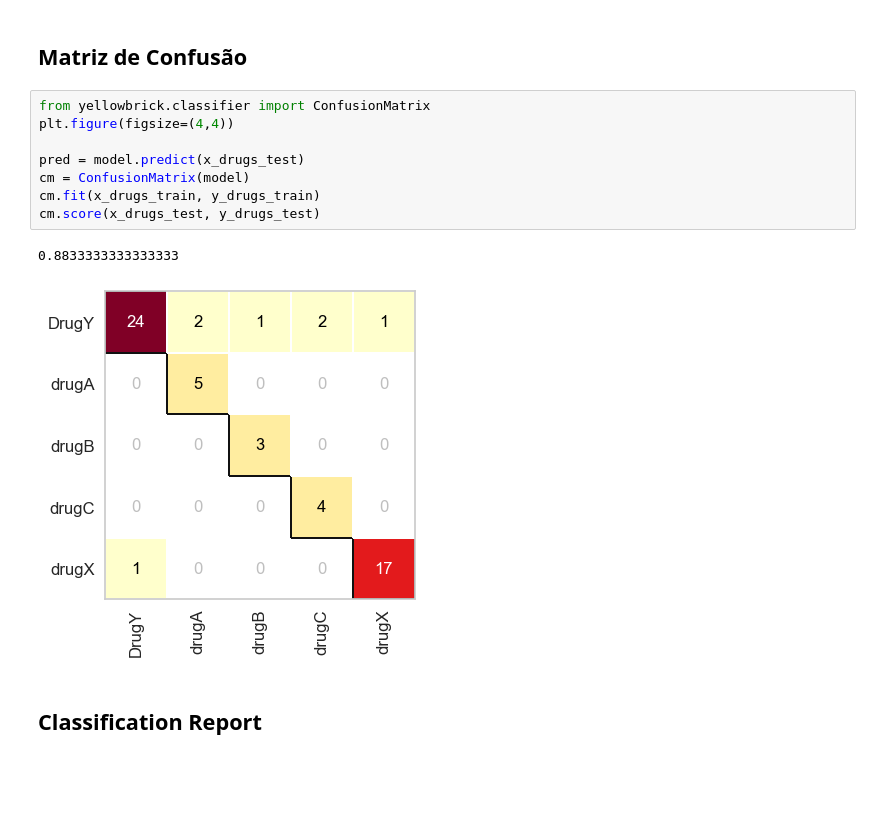
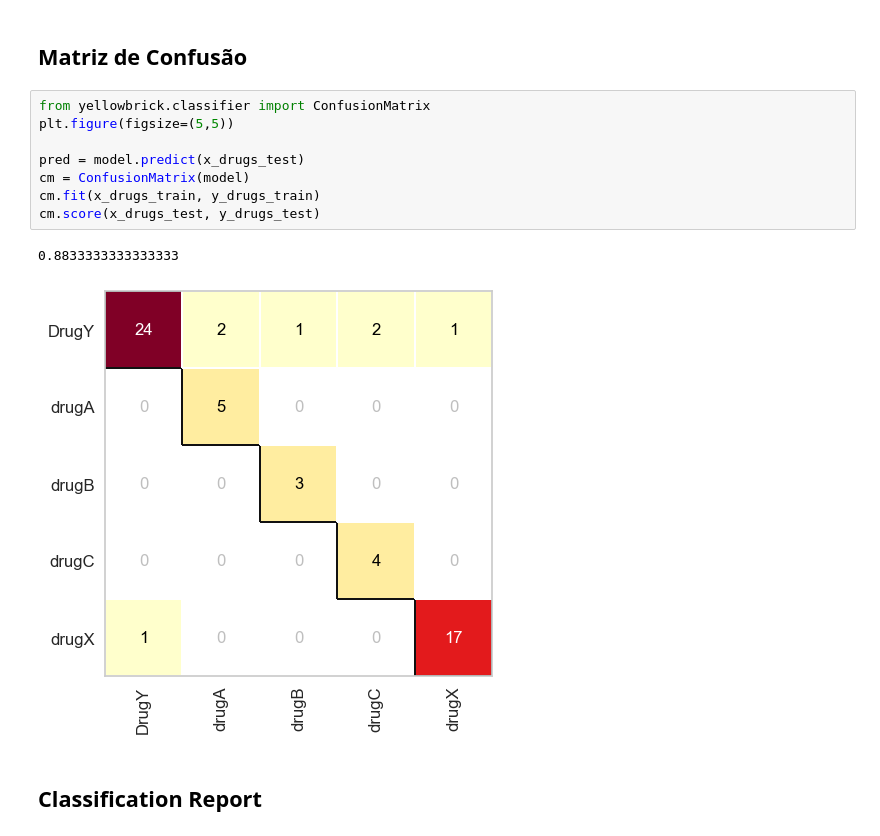
Before and after one commit to jheni1e/IA-Machine-Learning, a Jupyter notebook: 08. Drugs Classification.ipynb, the cells around one changed output. Saved outputs shown, nothing was run; the diff lists cells and outputs as text; blank space fills up the shorter version.

```diff
--- a/08. Drugs Classification.ipynb
+++ b/08. Drugs Classification.ipynb
@@ -174,15 +174,15 @@ accuracy
 ## Matriz de Confusão
 # %%
 from yellowbrick.classifier import ConfusionMatrix
-plt.figure(figsize=(4,4))
+plt.figure(figsize=(5,5))
 
 pred = model.predict(x_drugs_test)
 cm = ConfusionMatrix(model)
 cm.fit(x_drugs_train, y_drugs_train)
 cm.score(x_drugs_test, y_drugs_test)
 # %% [output]
 0.8833333333333333
-[figure, old version]
+[figure, new version]
 # %% [markdown]
 ## Classification Report
 # %%
```
Also changed, not shown: parts of 3 cells of this notebook.
